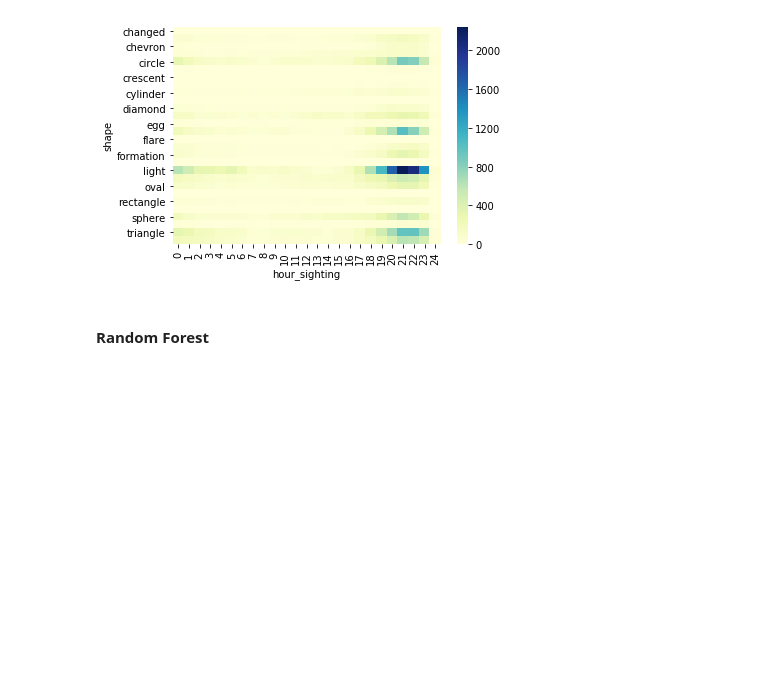
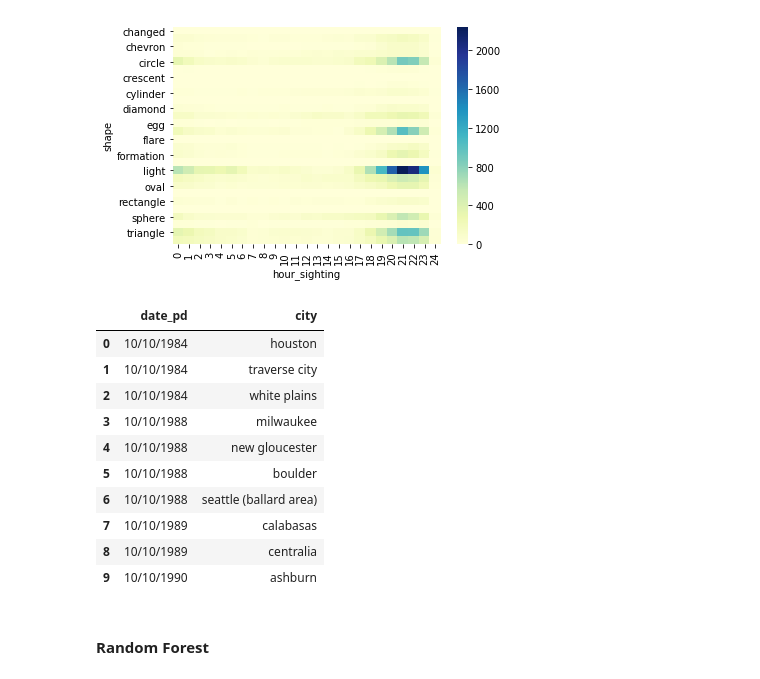
Before and after one commit to Preetikasri/UFO-Sightings-Analysis, a Jupyter notebook: notebook/Random Forest.ipynb, the cells around one changed output. Drawn from its saved outputs; the diff is of its cells as text; code cells hidden in the pictures; blank space fills up the shorter version.

```diff
--- a/notebook/Random Forest.ipynb
+++ b/notebook/Random Forest.ipynb
@@ -133,6 +133,21 @@ sns.heatmap(shape_hour_heat,cmap="YlGnBu")
 # %% [output]
 <matplotlib.axes._subplots.AxesSubplot at 0x...>
 [figure]
+# %%
+dff=df[['date_pd','city']]
+dff[:10]
+# %% [output]
+|  | date_pd | city |
+| 0 | 10/10/1984 | houston |
+| 1 | 10/10/1984 | traverse city |
+| 2 | 10/10/1984 | white plains |
+| 3 | 10/10/1988 | milwaukee |
+| 4 | 10/10/1988 | new gloucester |
+| 5 | 10/10/1988 | boulder |
+| 6 | 10/10/1988 | seattle (ballard area) |
+| 7 | 10/10/1989 | calabasas |
+| 8 | 10/10/1989 | centralia |
+| 9 | 10/10/1990 | ashburn |
 # %% [markdown]
 #### Random Forest
 # %%
```
Also changed, not shown: 1 other file.
